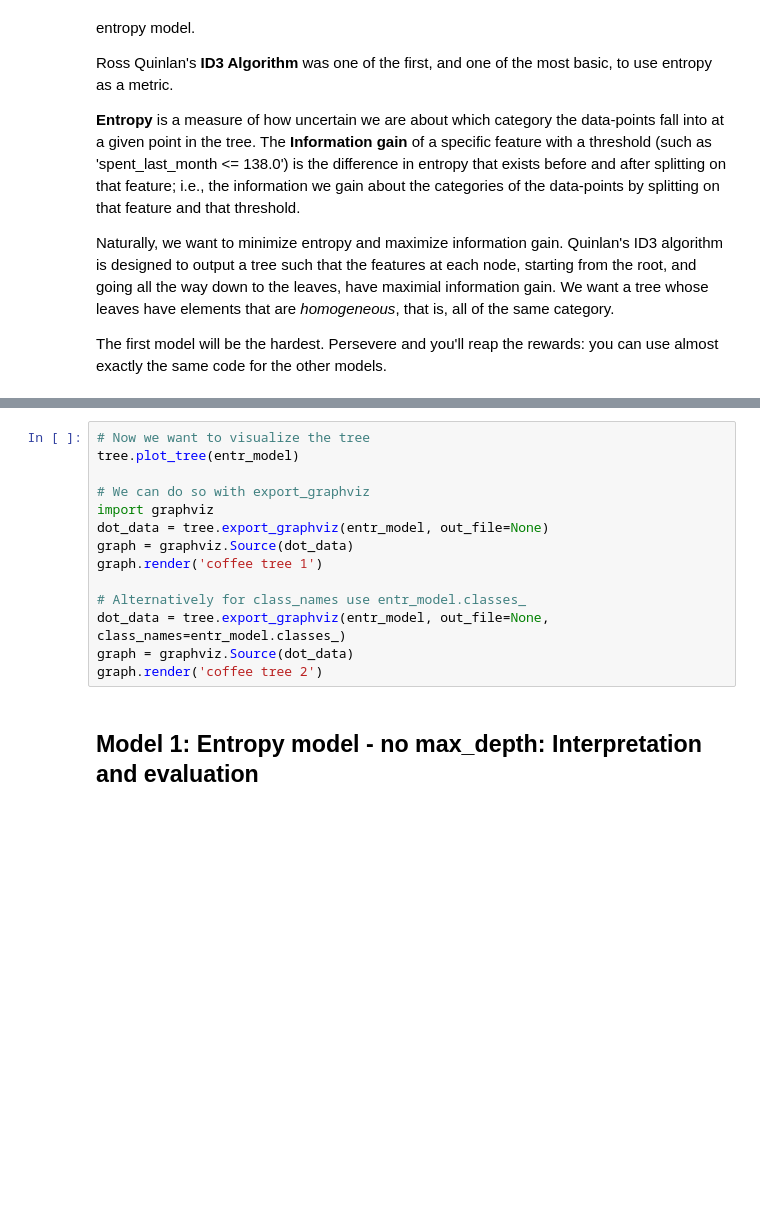
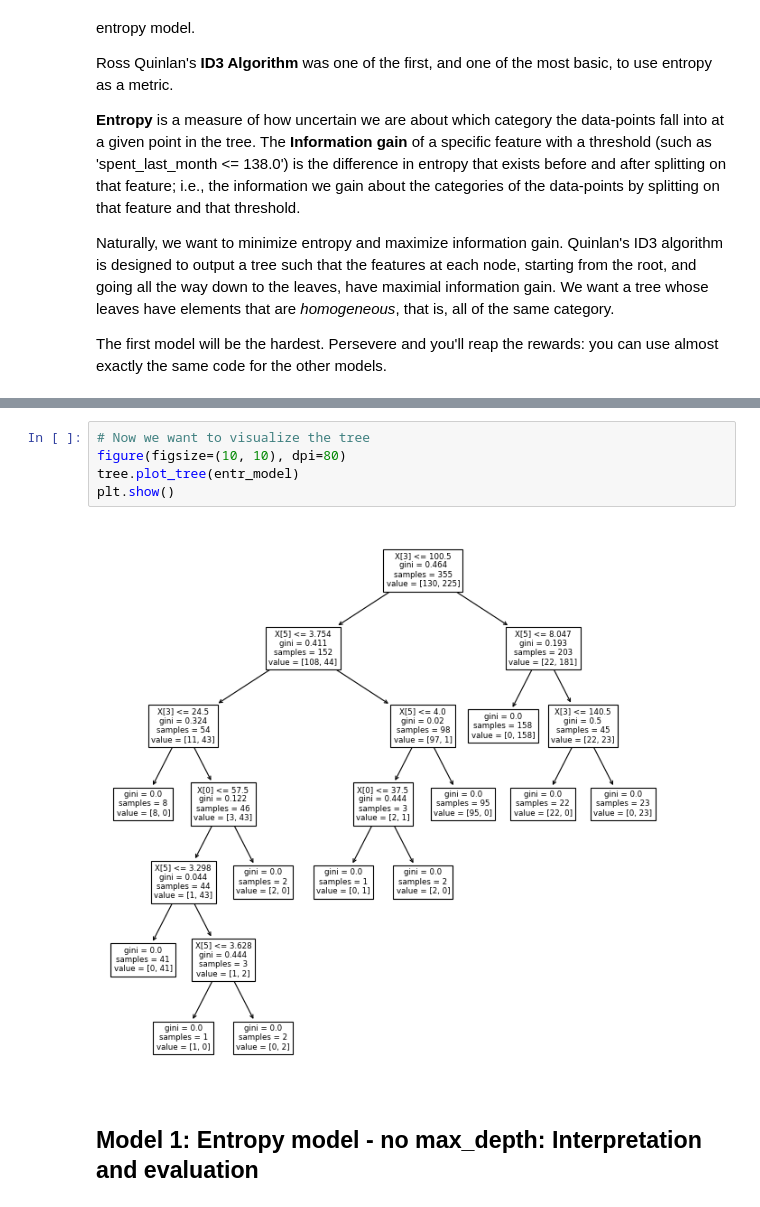
Before and after one commit to nycantwell/nycantwell, a Jupyter notebook: 1613148038_Springboard_Decision_Tree_Specialty_Coffee_Case_Study_28012021_2_/Springboard Decision Tree Specialty Coffee Case Study - Tier 3.ipynb, the cells around one changed output, grey strips where cells are left out. Drawn from its saved outputs; the diff is of its cells as text; blank space fills up the shorter version.

Commit message:
Update Decision Tree Graphics

```diff
--- a/1613148038_Springboard_Decision_Tree_Specialty_Coffee_Case_Study_28012021_2_/Springboard Decision Tree Specialty Coffee Case Study - Tier 3.ipynb
+++ b/1613148038_Springboard_Decision_Tree_Specialty_Coffee_Case_Study_28012021_2_/Springboard Decision Tree Specialty Coffee Case Study - Tier 3.ipynb
@@ -427,17 +429,10 @@ array([0.03026593, 0.        , 0.        , 0.59933063, 0.        ,
-# %%
-# Now we want to visualize the tree
-tree.plot_tree(entr_model)
-
-# We can do so with export_graphviz
-import graphviz
-dot_data = tree.export_graphviz(entr_model, out_file=None)
-graph = graphviz.Source(dot_data)
-graph.render('coffee tree 1')
-
-# Alternatively for class_names use entr_model.classes_
-dot_data = tree.export_graphviz(entr_model, out_file=None, class_names=entr_model.classes_)
-graph = graphviz.Source(dot_data)
-graph.render('coffee tree 2')
+# %%
+# Now we want to visualize the tree
+figure(figsize=(10, 10), dpi=80)
+tree.plot_tree(entr_model)
+plt.show()
+# %% [output]
+[figure, added]
 # %% [markdown]
 ## Model 1: Entropy model - no max_depth: Interpretation and evaluation
 # %%
```
Also changed, not shown: parts of 11 cells of this notebook.
